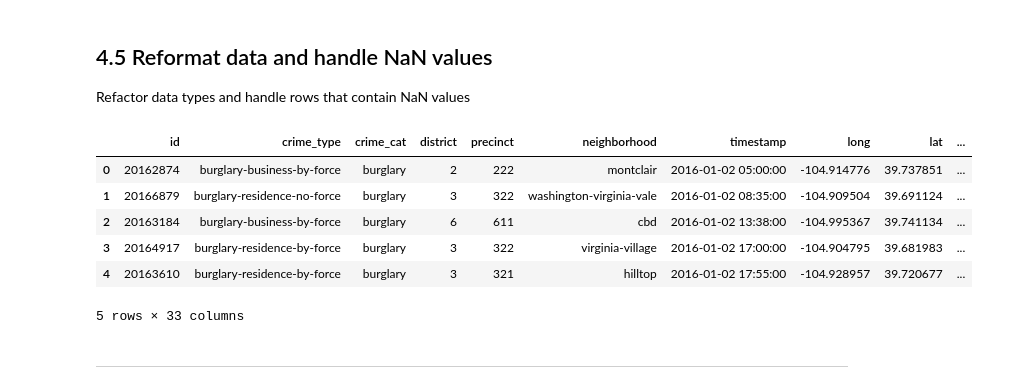
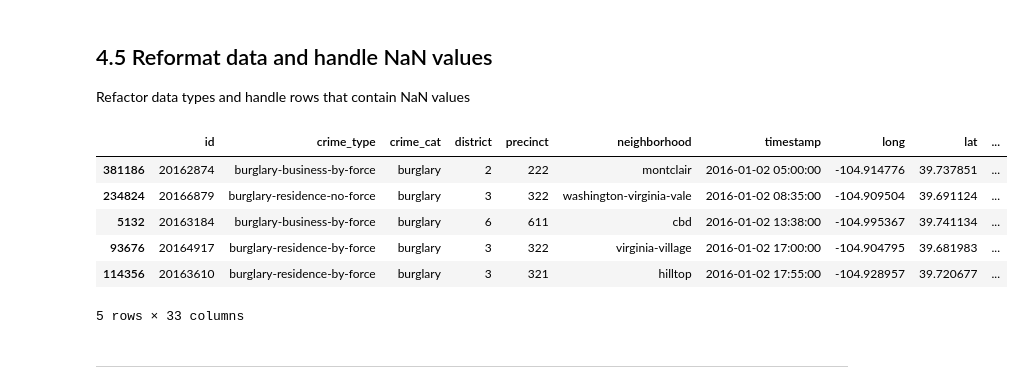
Before and after one commit to pxtn/zhaw-bsc-thesis-network-science, a Jupyter notebook: notebooks/1_data_prep.ipynb, the cells around one changed output. Drawn from its saved outputs; the diff is of its cells as text; code cells hidden in the pictures.

Commit message:
change folder structure, rerun of data preparation

```diff
--- a/notebooks/1_data_prep.ipynb
+++ b/notebooks/1_data_prep.ipynb
@@ -167,7 +169,7 @@ df.to_csv('../assets/data/01_crime_denver_until_crimes_group.csv', index = False
 Filter out records that lack the information needed for further analysis
 # %%
 # Read the csv created in the previous step
-df = pd.read_csv('../assets/data/01_crime_denver_until_crimes_group.csv', sep=',', engine='python')
+df = pd.read_csv('../assets/data/checkpoint/01_crime_denver_until_crimes_group.csv', sep=',', engine='python')
 df.head(3)
 # %% [output]
 |  | id | crime_type | crime_cat | district | precinct | neighborhood | timestamp | long | lat | ... |
@@ -318,6 +320,7 @@ Done: 2021
 # 4. Identification of Near-Repeats
 # %%
 # Only use records of the declared type of crime
+df = df.copy()
 df = df.loc[df['crime_cat'] == analyse_crimetype]
 df.head(3)
 # %% [output]
@@ -494,9 +510,11 @@ df_nr2 = df_nr.copy()
+# %%
+df_nre = df_nr.copy()
 # %%
 # INFO: Takes around 30 seconds for the whole dataset
 import datetime
 
 # Loop through all records
-for index, row in df_nr2.iterrows():
+for index, row in df_nre.iterrows():
 
     # Cache row id
     index_1 = index
@@ -508,7 +526,7 @@ for index, row in df_nr2.iterrows():
         subset_df = []
         column_count = 0
 
-        subset_df = df_nr2[df_nr2[f'{c}'] == id_1]
+        subset_df = df_nre[df_nre[f'{c}'] == id_1]
         column_count = subset_df[f'{c}'].count()
 
         # TODO: Not sure why current record is subtracted
@@ -516,9 +534,9 @@ for index, row in df_nr2.iterrows():
             column_count = column_count - 1 #substract current record
 
         #print(column_count)
-        df_nr2.at[index_1, f'{c}_mentions'] = column_count
+        df_nre.at[index_1, f'{c}_mentions'] = column_count
 
-df_nr2.to_csv('../assets/data/denver_prepared.csv', index = False, header=True)
+df_nre.to_csv('../assets/data/checkpoint/04_crime_denver_until_enrichment.csv', index = False, header=True)
 print('done')
 # %% [output]
 done
@@ -527,22 +545,22 @@ done
 Refactor data types and handle rows that contain NaN values
 # %%
 # Import of intermediate result
-df = pd.read_csv('../assets/data/denver_prepared.csv', sep=',', engine='python')
+df = df_nre.copy()
 df['date'] = df['date'].astype('datetime64[ns]')
 df['timestamp'] = df['timestamp'].astype('datetime64[ns]')
 
 # Iterate over all date columns
 for column in [s for s in list_columns_master if 'mintdate' in s and 'diff' not in s]:
     df[column] = df[column].astype('datetime64[ns]')
 
 df.head(5)
 # %% [output]
 |  | id | crime_type | crime_cat | district | precinct | neighborhood | timestamp | long | lat | ... |
-| 0 | 20162874 | burglary-business-by-force | burglary | 2 | 222 | montclair | 2016-01-02 05:00:00 | -104.914776 | 39.737851 | ... |
-| 1 | 20166879 | burglary-residence-no-force | burglary | 3 | 322 | washington-virginia-vale | 2016-01-02 08:35:00 | -104.909504 | 39.691124 | ... |
-| 2 | 20163184 | burglary-business-by-force | burglary | 6 | 611 | cbd | 2016-01-02 13:38:00 | -104.995367 | 39.741134 | ... |
-| 3 | 20164917 | burglary-residence-by-force | burglary | 3 | 322 | virginia-village | 2016-01-02 17:00:00 | -104.904795 | 39.681983 | ... |
-| 4 | 20163610 | burglary-residence-by-force | burglary | 3 | 321 | hilltop | 2016-01-02 17:55:00 | -104.928957 | 39.720677 | ... |
+| 381186 | 20162874 | burglary-business-by-force | burglary | 2 | 222 | montclair | 2016-01-02 05:00:00 | -104.914776 | 39.737851 | ... |
+| 234824 | 20166879 | burglary-residence-no-force | burglary | 3 | 322 | washington-virginia-vale | 2016-01-02 08:35:00 | -104.909504 | 39.691124 | ... |
+| 5132 | 20163184 | burglary-business-by-force | burglary | 6 | 611 | cbd | 2016-01-02 13:38:00 | -104.995367 | 39.741134 | ... |
+| 93676 | 20164917 | burglary-residence-by-force | burglary | 3 | 322 | virginia-village | 2016-01-02 17:00:00 | -104.904795 | 39.681983 | ... |
+| 114356 | 20163610 | burglary-residence-by-force | burglary | 3 | 321 | hilltop | 2016-01-02 17:55:00 | -104.928957 | 39.720677 | ... |
 5 rows × 33 columns
 # %%
 # DEBUG: check if no previous event has a timestamp of a later date
```
Also changed, not shown: parts of 17 cells of this notebook, 23 other files.
